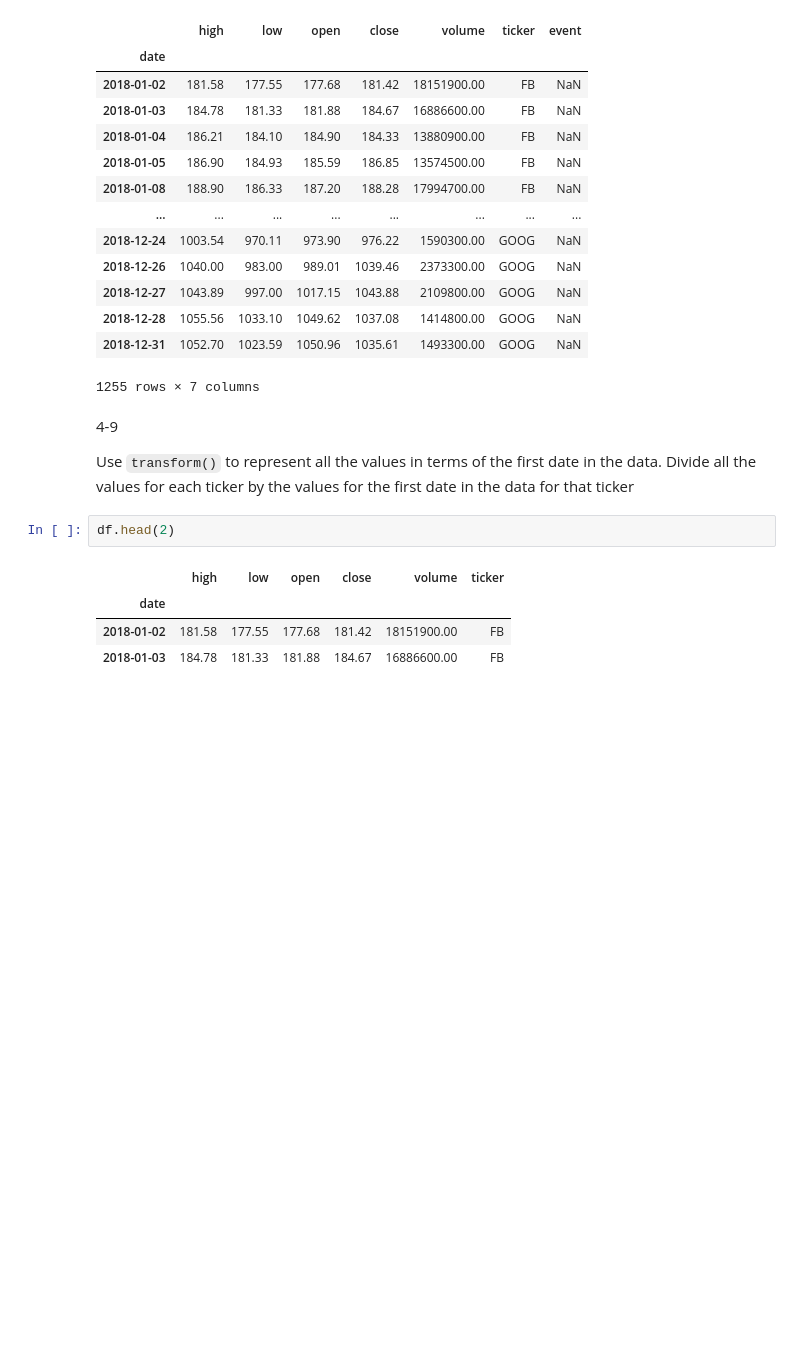
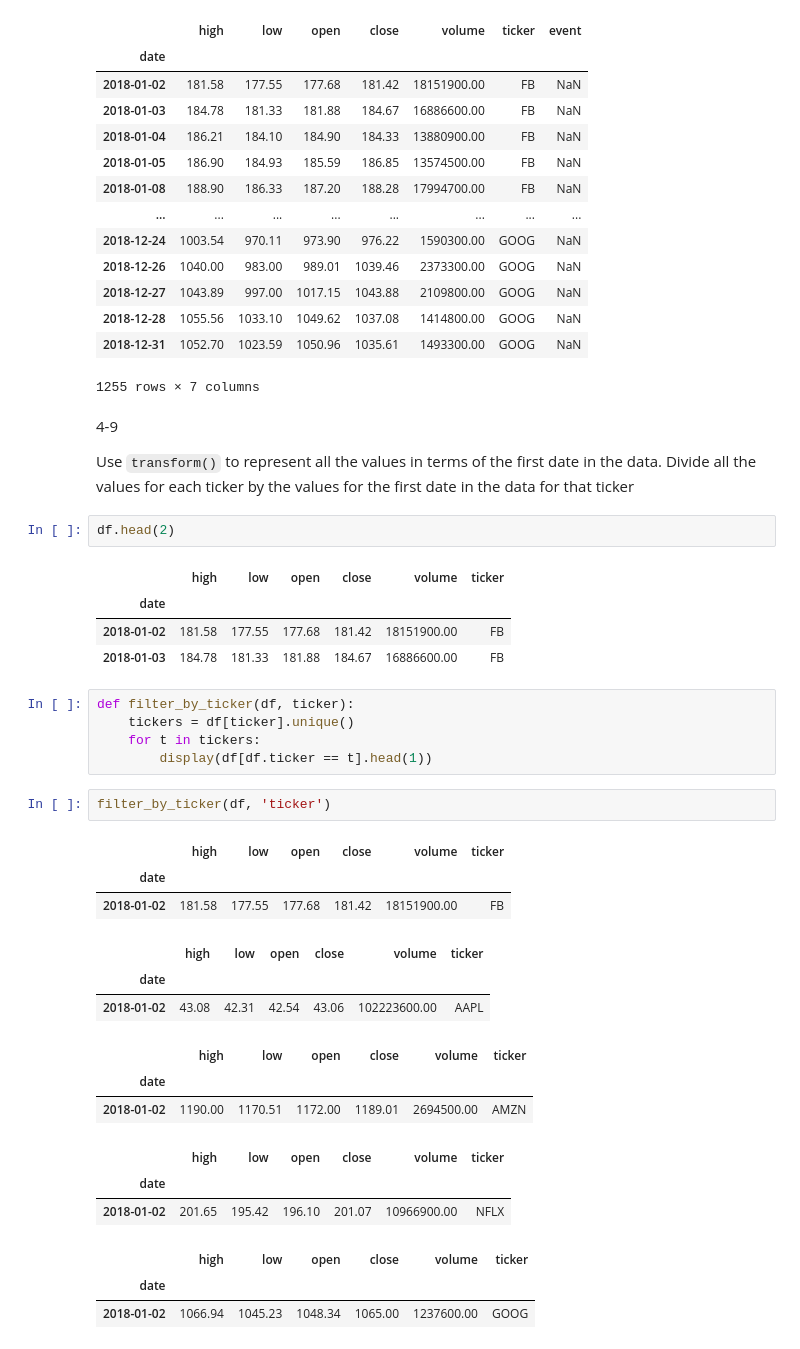
Before and after one commit to nadia-paz/ds-learning, a Jupyter notebook: data_analysis_pandas/exercises.ipynb, the cells around one changed output. Saved outputs shown, nothing was run; the diff lists cells and outputs as text; blank space fills up the shorter version.

```diff
--- a/data_analysis_pandas/exercises.ipynb
+++ b/data_analysis_pandas/exercises.ipynb
@@ -451,3 +451,26 @@ df.head(2)
 | date |  |  |  |  |  |  |
 | 2018-01-02 | 181.58 | 177.55 | 177.68 | 181.42 | 18151900.00 | FB |
 | 2018-01-03 | 184.78 | 181.33 | 181.88 | 184.67 | 16886600.00 | FB |
+# %%
+def filter_by_ticker(df, ticker):
+    tickers = df[ticker].unique()
+    for t in tickers:
+        display(df[df.ticker == t].head(1))
+# %%
+filter_by_ticker(df, 'ticker')
+# %% [output]
+|  | high | low | open | close | volume | ticker |
+| date |  |  |  |  |  |  |
+| 2018-01-02 | 181.58 | 177.55 | 177.68 | 181.42 | 18151900.00 | FB |
+|  | high | low | open | close | volume | ticker |
+| date |  |  |  |  |  |  |
+| 2018-01-02 | 43.08 | 42.31 | 42.54 | 43.06 | 102223600.00 | AAPL |
+|  | high | low | open | close | volume | ticker |
+| date |  |  |  |  |  |  |
+| 2018-01-02 | 1190.00 | 1170.51 | 1172.00 | 1189.01 | 2694500.00 | AMZN |
+|  | high | low | open | close | volume | ticker |
+| date |  |  |  |  |  |  |
+| 2018-01-02 | 201.65 | 195.42 | 196.10 | 201.07 | 10966900.00 | NFLX |
+|  | high | low | open | close | volume | ticker |
+| date |  |  |  |  |  |  |
+| 2018-01-02 | 1066.94 | 1045.23 | 1048.34 | 1065.00 | 1237600.00 | GOOG |
```
Also changed, not shown: parts of 3 cells of this notebook.
